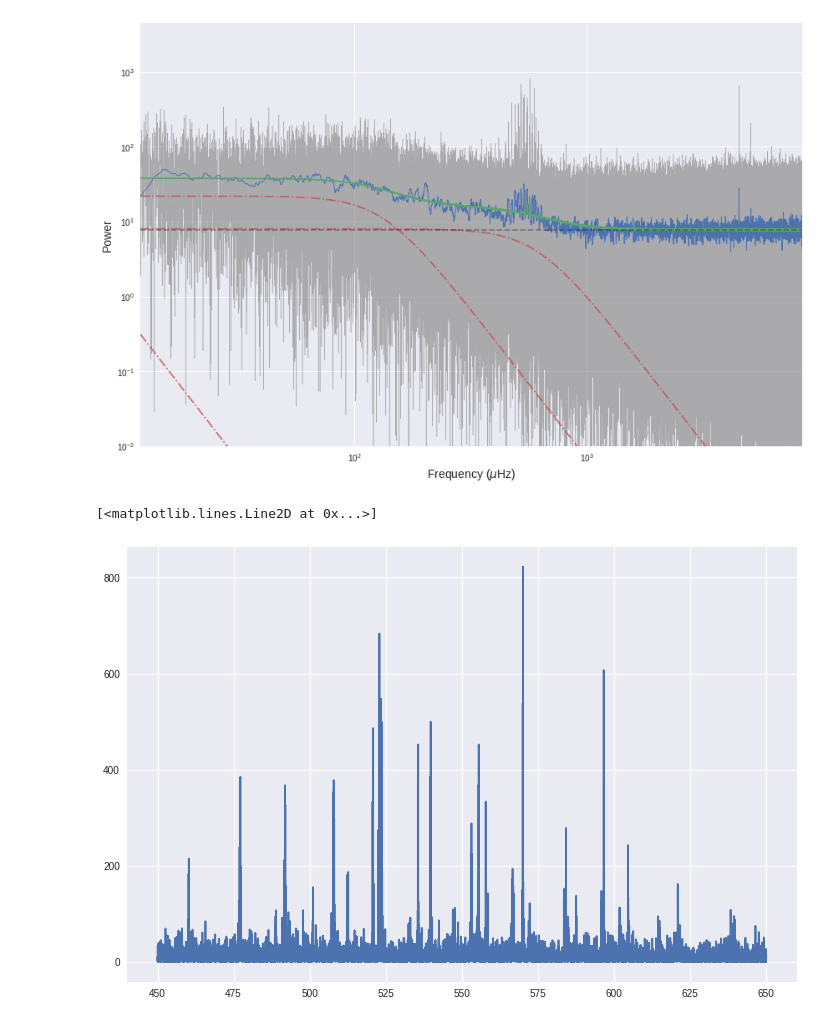
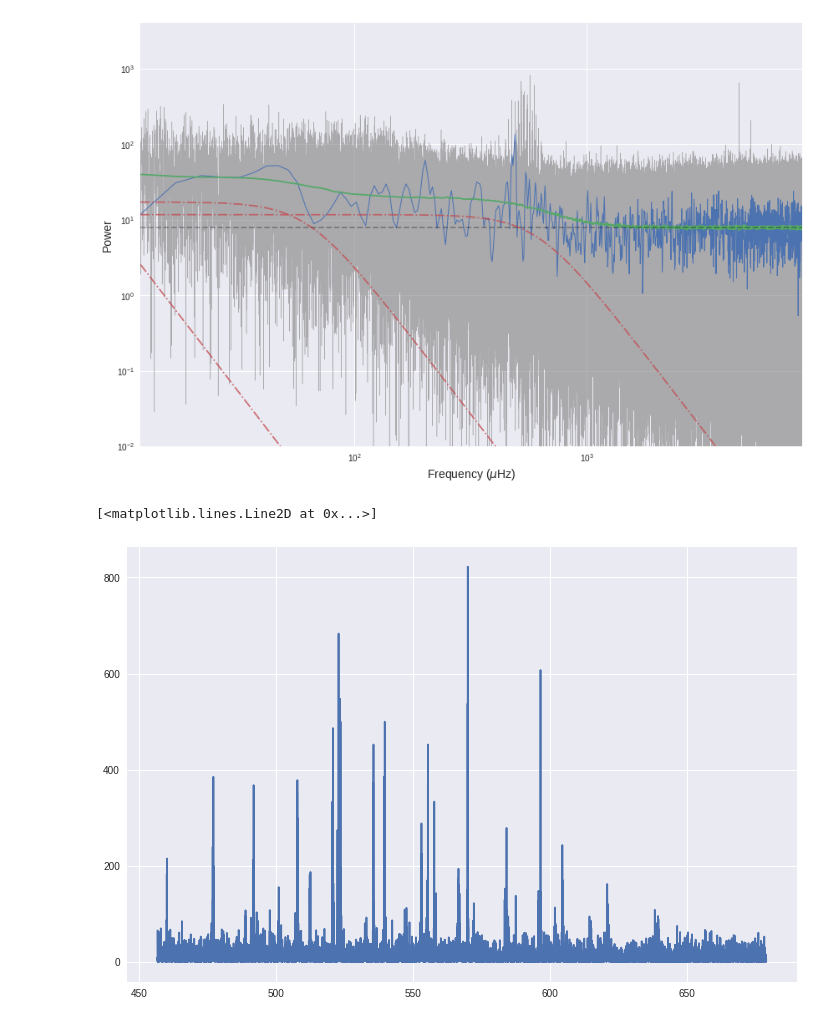
Before and after one commit to mileslucas/stat444, a Jupyter notebook: project/project.ipynb, the cells around one changed output. Saved outputs shown, nothing was run; the diff lists cells and outputs as text; code cells hidden in the pictures.

```diff
--- a/project/project.ipynb
+++ b/project/project.ipynb
@@ -28,7 +26,7 @@ psd = pd.read_table('data/kplr007107778_kasoc-psd_slc_v1.pow', sep='\s+', commen
 mask = psd['freq'] > 12
 full_freq = psd['freq'][mask].values
 power = psd['power'][mask].values
-fstep = 0.2
+fstep = 5
 freq = np.arange(min(full_freq), max(full_freq), fstep)
 itrp_power = np.interp(freq, full_freq, power)
 smoothed_power = cv.convolve(itrp_power, cv.Box1DKernel(6 / fstep))
@@ -40,24 +38,24 @@ plt.loglog(freq, smoothed_power);
 # %%
-v_nyq = 8496.36
+
 with pm.Model() as max_model:
+    v_nyq = 8496.36
+    R_v = (pm.math.sin( np.pi * freq / (2 * v_nyq)) / ((np.pi * freq) / (2 * v_nyq)))**2
+    k = 3
+
     W = pm.Bound(pm.Normal, lower=0)('W', mu=12, sd=1)
-    R_v = (pm.math.sin( np.pi * freq / (2 * v_nyq)) / ((np.pi * freq) / (2 * v_nyq)))**2
-    k=3
+
     a = pm.Normal('a', mu=np.array([59, 67, 76]).reshape(k,1), sd=8, shape=(k,1))
-
     b = pm.Normal('b', mu=np.array([5, 150, 400]).reshape(k,1), sd=np.array([1, 32, 64]).reshape(k,1), shape=(k,1))
 
     harv = pm.math.sum(2 * pm.math.sqrt(2) / np.pi * (a**2 / b) / (1 + (freq/b)**4), axis=0)
 
     H0 = pm.Bound(pm.Normal, lower=0)('H0', mu=18, sd=3)
     v_max = pm.Bound(pm.Normal, lower=0)('v_max', mu=568, sd=8)
+    s = pm.InverseGamma('s', alpha=41, beta=2225)
+    env = H0 * pm.math.exp(-(freq - v_max)**2) / (2 * s**2)
 
-    s = pm.HalfCauchy('s', 55)
-
-    envelope = pm.Normal.dist(mu=v_max, sd=s).logp(freq)
-    e = pm.HalfCauchy('e', 1)
-    like = W + R_v * (harv + H0 * pm.math.exp(-(freq - v_max)**2) / (2 * s**2))
-#     like = W + R_v * (harv + H0 * pm.math.exp(envelope))
+    like = W + R_v * (harv + env)
+    e = pm.HalfCauchy('e', 10)
     y = pm.Normal('obs', mu=like, sd=e, observed=smoothed_power)
 # %%
 with max_model:
@@ -103,22 +95,24 @@ plt.loglog(full_freq, power, lw=.5, alpha=.6, c='.5')
 plt.loglog(freq, smoothed_power, 'C0', lw=1)
 plt.loglog(freq, post, 'C1')
 # plt.axvline(trace['v_max'].mean(), c='k', ls='--')
-a = trace['a'].mean(axis=0)
-b = trace['b'].mean(axis=0)
+a = trace.get_values('a').mean(axis=0)
+b = trace.get_values('b').mean(axis=0)
 [plt.loglog(freq, harv, 'C2-.', alpha=.8) for harv in harvey(freq, a, b)]
-plt.axhline(trace['W'].mean(), c='k', alpha=.3, ls='--')
+plt.axhline(trace.get_values('W').mean(), c='k', alpha=.3, ls='--')
 plt.ylim(1e-2, None)
 plt.xlim(min(freq), max(freq))
 plt.xlabel(r'Frequency ($\mu$Hz)')
 plt.ylabel('Power')
 plt.tight_layout();
 # %% [output]
-[figure, old version]
+[figure, new version]
 # %%
-mask = (full_freq > 450) & (full_freq < 650)
+s = trace.get_values('s').mean(axis=0)
+v_max = trace.get_values('v_max').mean(axis=0)
+mask = (full_freq > (v_max - 2 * s)) & (full_freq < (v_max + 2 * s))
 subfreq = full_freq[mask]
 subpower = power[mask]
 plt.plot(subfreq, subpower)
 # %% [output]
 [<matplotlib.lines.Line2D at 0x...>]
-[figure, old version]
+[figure, new version]
```
Also changed, not shown: parts of 10 cells of this notebook.
